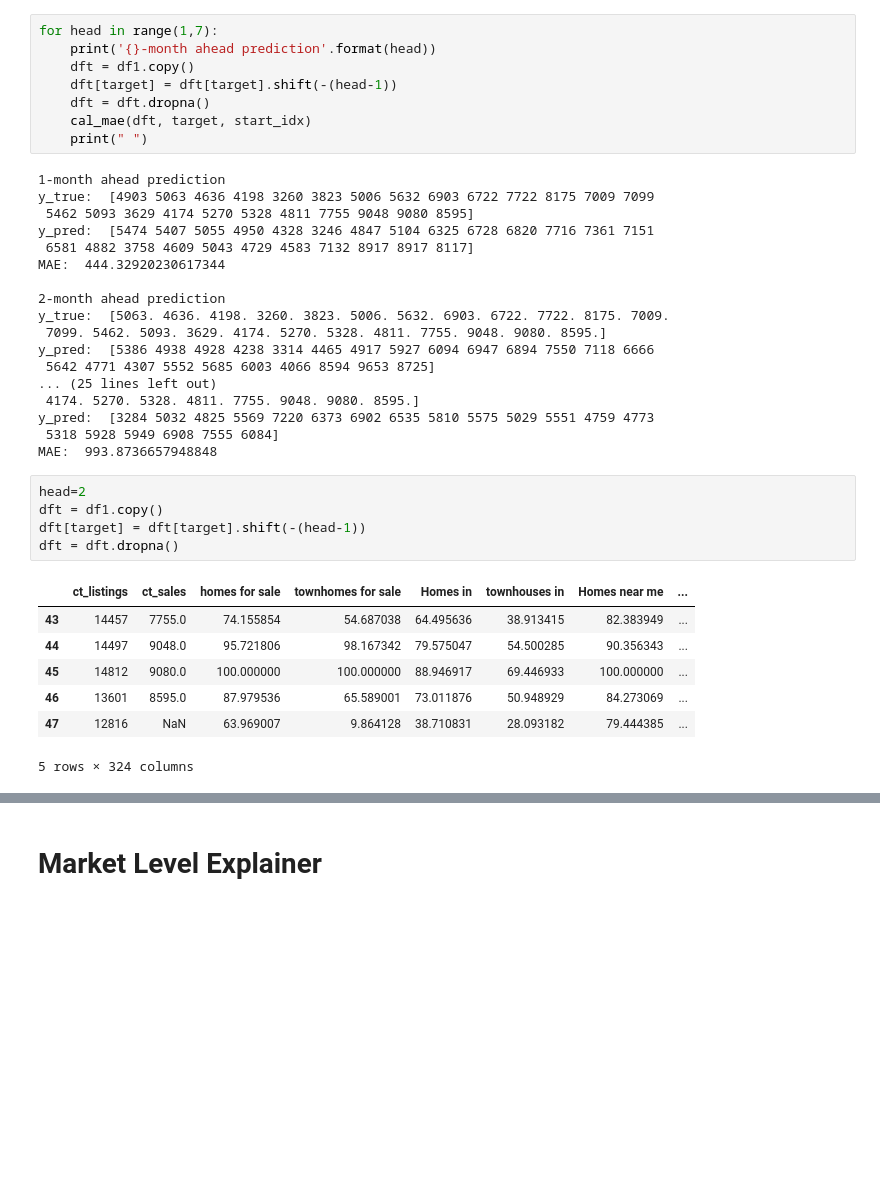
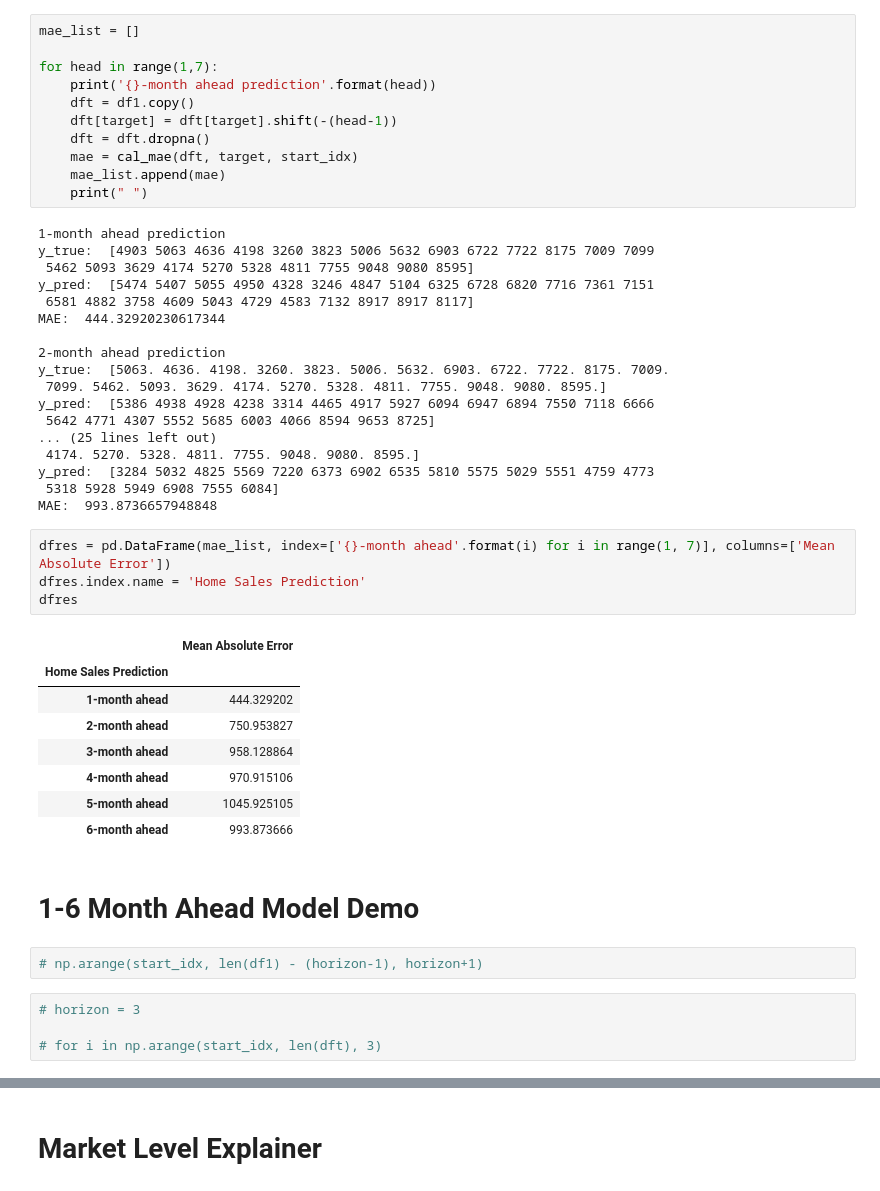
Before and after one commit to wijayajessica/Digital-Real-Estate-Index, a Jupyter notebook: market_level_forecasting/model_explainer/market_level_explainer.ipynb, the cells around one changed output, grey strips where cells are left out. Cells and saved outputs as stored; diff of their text form; blank space fills up the shorter version.

Commit message:
demo

```diff
--- a/market_level_forecasting/model_explainer/market_level_explainer.ipynb
+++ b/market_level_forecasting/model_explainer/market_level_explainer.ipynb
@@ -170,10 +170,13 @@ def cal_mae(dft, target, start_idx):
 # %%
+mae_list = []
+
 for head in range(1,7):
     print('{}-month ahead prediction'.format(head))
     dft = df1.copy()
     dft[target] = dft[target].shift(-(head-1))
     dft = dft.dropna()
-    cal_mae(dft, target, start_idx)
+    mae = cal_mae(dft, target, start_idx)
+    mae_list.append(mae)
     print(" ")
 # %% [output]
 1-month ahead prediction
@@ -193,17 +196,25 @@ y_pred:  [5386 4938 4928 4238 3314 4465 4917 5927 6094 6947 6894 7550 7118 6666
 y_pred:  [3284 5032 4825 5569 7220 6373 6902 6535 5810 5575 5029 5551 4759 4773
  5318 5928 5949 6908 7555 6084]
 MAE:  993.8736657948848
-# %%
-head=2
-dft = df1.copy()
-dft[target] = dft[target].shift(-(head-1))
-dft = dft.dropna()
-# %% [output]
-|  | ct_listings | ct_sales | homes for sale | townhomes for sale | Homes in | townhouses in | Homes near me | ... |
-| 43 | 14457 | 7755.0 | 74.155854 | 54.687038 | 64.495636 | 38.913415 | 82.383949 | ... |
-| 44 | 14497 | 9048.0 | 95.721806 | 98.167342 | 79.575047 | 54.500285 | 90.356343 | ... |
-| 45 | 14812 | 9080.0 | 100.000000 | 100.000000 | 88.946917 | 69.446933 | 100.000000 | ... |
-| 46 | 13601 | 8595.0 | 87.979536 | 65.589001 | 73.011876 | 50.948929 | 84.273069 | ... |
-| 47 | 12816 | NaN | 63.969007 | 9.864128 | 38.710831 | 28.093182 | 79.444385 | ... |
-5 rows × 324 columns
+# %%
+dfres = pd.DataFrame(mae_list, index=['{}-month ahead'.format(i) for i in range(1, 7)], columns=['Mean Absolute Error'])
+dfres.index.name = 'Home Sales Prediction'
+dfres
+# %% [output]
+|  | Mean Absolute Error |
+| Home Sales Prediction |  |
+| 1-month ahead | 444.329202 |
+| 2-month ahead | 750.953827 |
+| 3-month ahead | 958.128864 |
+| 4-month ahead | 970.915106 |
+| 5-month ahead | 1045.925105 |
+| 6-month ahead | 993.873666 |
+# %% [markdown]
+# 1-6 Month Ahead Model Demo
+# %%
+# np.arange(start_idx, len(df1) - (horizon-1), horizon+1)
+# %%
+# horizon = 3
+
+# for i in np.arange(start_idx, len(dft), 3)
 # %%
```
Also changed, not shown: parts of 8 cells of this notebook.
